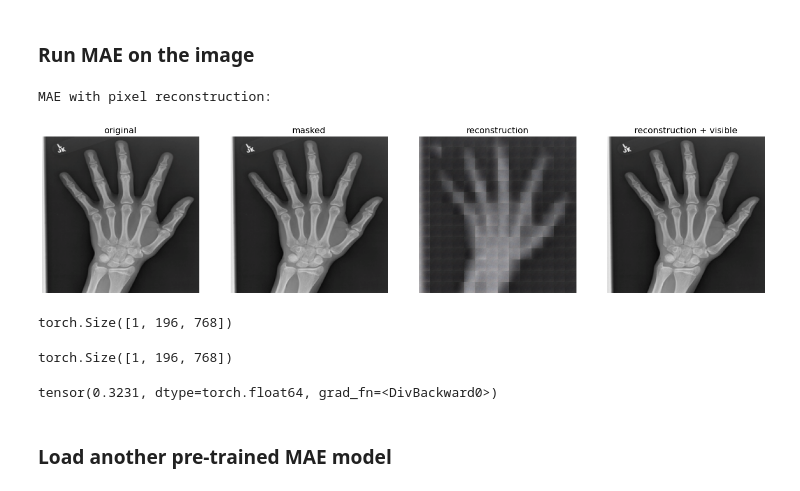
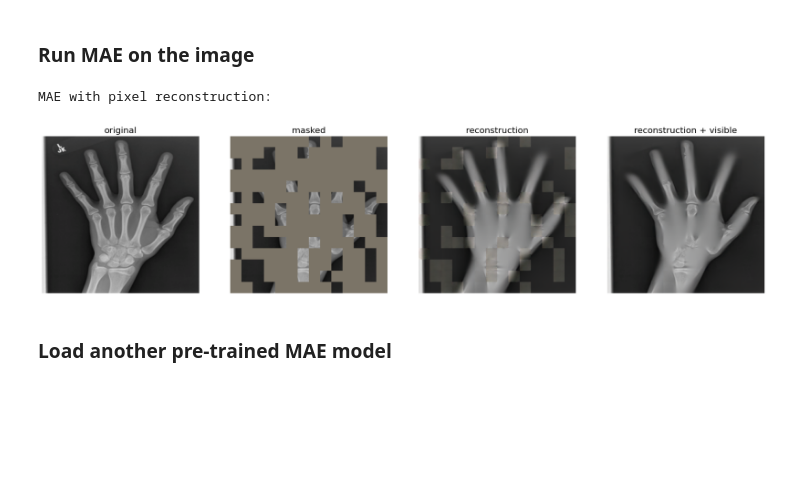
Before and after one commit to MakoOfficial/just_for_fun, a Jupyter notebook: mae_visualize.ipynb, the cells around one changed output. Saved outputs shown, nothing was run; the diff lists cells and outputs as text; code cells hidden in the pictures; blank space fills up the shorter version.

```diff
--- a/mae_visualize.ipynb
+++ b/mae_visualize.ipynb
@@ -43,7 +43,7 @@ def show_image(image, title=''):
 
 def prepare_model(chkpt_dir, arch='mae_vit_large_patch16'):
     # build model
-    # model = getattr(models_mae, arch)()
+    model = getattr(models_mae, arch)()
     # load model
     checkpoint = torch.load(chkpt_dir, map_location='cpu')
     # msg = model.load_state_dict(checkpoint, strict=False)
@@ -68,7 +68,7 @@ def run_one_image(img, model):
     x = torch.einsum('nhwc->nchw', x)
 
     # run MAE
-    loss, y, mask = model(x.float(), mask_ratio=0.)
+    loss, y, mask = model(x.float(), mask_ratio=0.75)
     y = model.unpatchify(y)
     y = torch.einsum('nchw->nhwc', y).detach().cpu()
 
@@ -125,7 +143,14 @@ show_image(torch.tensor(img))
 # %% [markdown]
 ### Load a pre-trained MAE model
 # %%
-chkpt_dir = './myPretrain.pth'
-model_mae = torch.load(chkpt_dir, map_location='cpu')
-print(model_mae)
+# chkpt_dir = './myPretrain.pth'
+# model_mae = torch.load(chkpt_dir, map_location='cpu')
+# print(model_mae)
+
+# This is an MAE model trained with pixels as targets for visualization (ViT-Large, training mask ratio=0.75)
+
+
+chkpt_dir = 'mae_visualize_vit_base.pth'
+model_mae_pretrained = prepare_model_other(chkpt_dir, 'mae_vit_base_patch16')
+print('Model loaded.')
 # %% [output]
@@ -151,28 +161,8 @@ MaskedAutoencoderViT(
 # %%
 # make random mask reproducible (comment out to make it change)
 torch.manual_seed(2)
 print('MAE with pixel reconstruction:')
-run_one_image(img, model_mae)
+run_one_image(img, model_mae_pretrained)
 # %% [output]
 MAE with pixel reconstruction:
-[figure, old version]
+[figure, new version]
-# %%
-x = torch.tensor(img)
-
-# make it a batch-like
-x = x.unsqueeze(dim=0)
-x = torch.einsum('nhwc->nchw', x)
-
-# run MAE
-loss, y, mask = model_mae(x.float(), mask_ratio=0.75)
-
-# y = model_mae.unpatchify(y)
-
-y.shape
-# %% [output]
-torch.Size([1, 196, 768])
-# %%
-x_patch = model_mae.patchify(x)
-x_patch.shape
-# %% [output]
-torch.Size([1, 196, 768])
@@ -185,4 +168,0 @@ loss_value = loss_fn(y, x_patch)
-# %%
-model_mae.forward_loss(x, y, mask)
-# %% [output]
-tensor(0.3231, dtype=torch.float64, grad_fn=<DivBackward0>)
```
Also changed, not shown: parts of 13 cells of this notebook.
